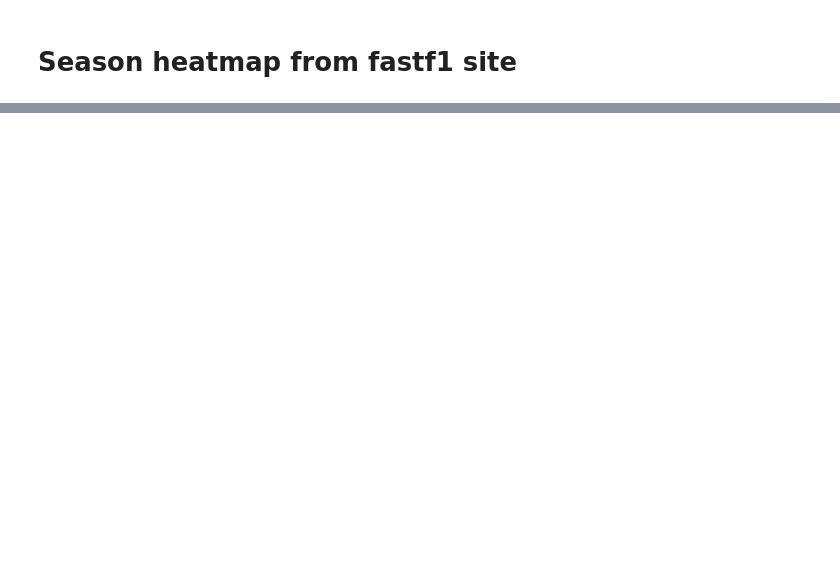
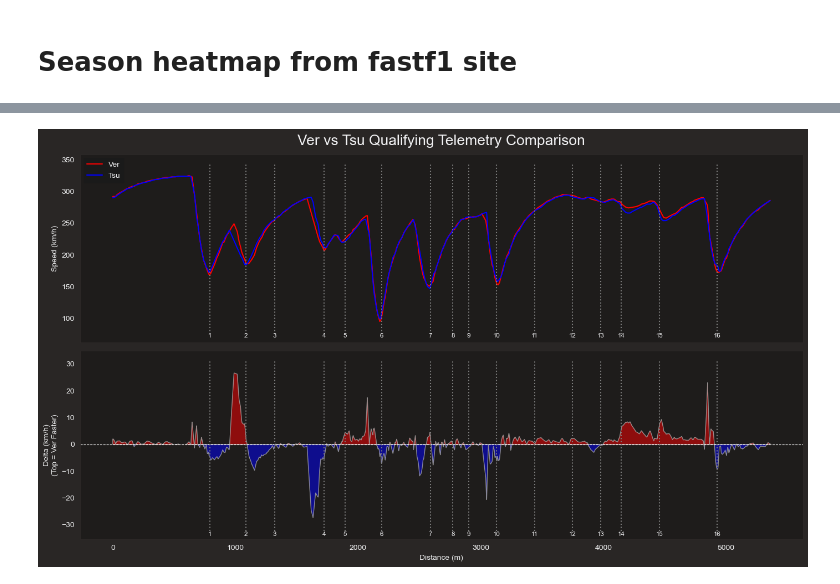
Before and after one commit to elijahmccauley/f1_tire_deg, a Jupyter notebook: f1_data_twitter.ipynb, the cells around one changed output, grey strips where cells are left out. Cells and saved outputs as stored; diff of their text form; code cells hidden in the pictures; blank space fills up the shorter version.

```diff
--- a/f1_data_twitter.ipynb
+++ b/f1_data_twitter.ipynb
@@ -347,0 +472,63 @@ show(fig)
+# %%
+def plot_speed_analysis(delta_df, driver1_name="Driver 1", driver2_name="Driver 2", c1='cyan', c2='white'):
+    """
+    Plots speed traces and the delta between them.
+    delta_df: The DataFrame returned from your calculate_speed_delta function.
+    """
+
+    # Create 2 subplots, sharing the X axis (Distance)
+    # height_ratios=[3, 1] makes the speed plot 3x taller than the delta plot
+    fig, (ax1, ax2) = plt.subplots(2, 1, figsize=(14, 8), sharex=True, gridspec_kw={'height_ratios': [1, 1]})
+
+    # --- TOP PLOT: Absolute Speeds ---
+    ax1.plot(delta_df['Distance'], delta_df['Driver1_Speed'], color=c1, label=driver1_name)
+    ax1.plot(delta_df['Distance'], delta_df['Driver2_Speed'], color=c2, label=driver2_name)
+    ax1.set_ylabel('Speed (km/h)')
+    ax1.set_title(f"{driver1_name} vs {driver2_name} Qualifying Telemetry Comparison")
+    ax1.legend(loc='upper left')
+    ax1.grid(False)
+    v_min = delta_df['Driver1_Speed'].min()
+    v_max = delta_df['Driver1_Speed'].max()
+    ax1.vlines(x=circuit_info.corners['Distance'], ymin=v_min-20, ymax=v_max+20,
+                linestyles='dotted', colors='grey')
+    for _, corner in circuit_info.corners.iterrows():
+        txt = f"{corner['Number']}{corner['Letter']}"
+        ax1.text(corner['Distance'], v_min-22, txt,
+                va='center_baseline', ha='center', size='small')
+
+    # --- BOTTOM PLOT: The Speed Delta ---
+    # We plot the line itself
+    ax2.plot(delta_df['Distance'], delta_df['Speed_Delta'], color='grey', linewidth=0.5, alpha=0.5)
+
+    # FILL LOGIC: This is the "cool" part
+    # Where Delta > 0 (Driver 1 is faster), fill with Driver 1's color
+    ax2.fill_between(delta_df['Distance'], 0, delta_df['Speed_Delta'],
+                     where=(delta_df['Speed_Delta'] > 0),
+                     facecolor=c1, alpha=0.5, interpolate=True)
+
+    # Where Delta < 0 (Driver 2 is faster), fill with Driver 2's color
+    ax2.fill_between(delta_df['Distance'], 0, delta_df['Speed_Delta'],
+                     where=(delta_df['Speed_Delta'] < 0),
+                     facecolor=c2, alpha=0.5, interpolate=True)
+
+    # Add a zero line for reference
+    ax2.axhline(0, color='white', linewidth=0.8, linestyle='--')
+
+    ax2.set_ylabel(f'Delta (km/h)\n(Top = {driver1_name} Faster)')
+    ax2.set_xlabel('Distance (m)')
+    ax2.grid(False)
+    ax2.vlines(x=circuit_info.corners['Distance'], ymin=delta_df['Speed_Delta'].min()-5, ymax=delta_df['Speed_Delta'].max()+5,
+                linestyles='dotted', colors='grey')
+    for _, corner in circuit_info.corners.iterrows():
+        txt = f"{corner['Number']}{corner['Letter']}"
+        ax2.text(corner['Distance'], delta_df['Speed_Delta'].min()-6, txt,
+                va='center_baseline', ha='center', size='small')
+
+    plt.tight_layout()
+    plt.show()
+
+# Example Usage
+# Assuming 'delta_data' is the result from the previous step
+plot_speed_analysis(delta_data, driver1_name='Ver', driver2_name='Tsu', c1='red', c2='blue')
+# %% [output]
+[figure, added]
```
Also changed, not shown: parts of 14 cells of this notebook, 6 other files.
